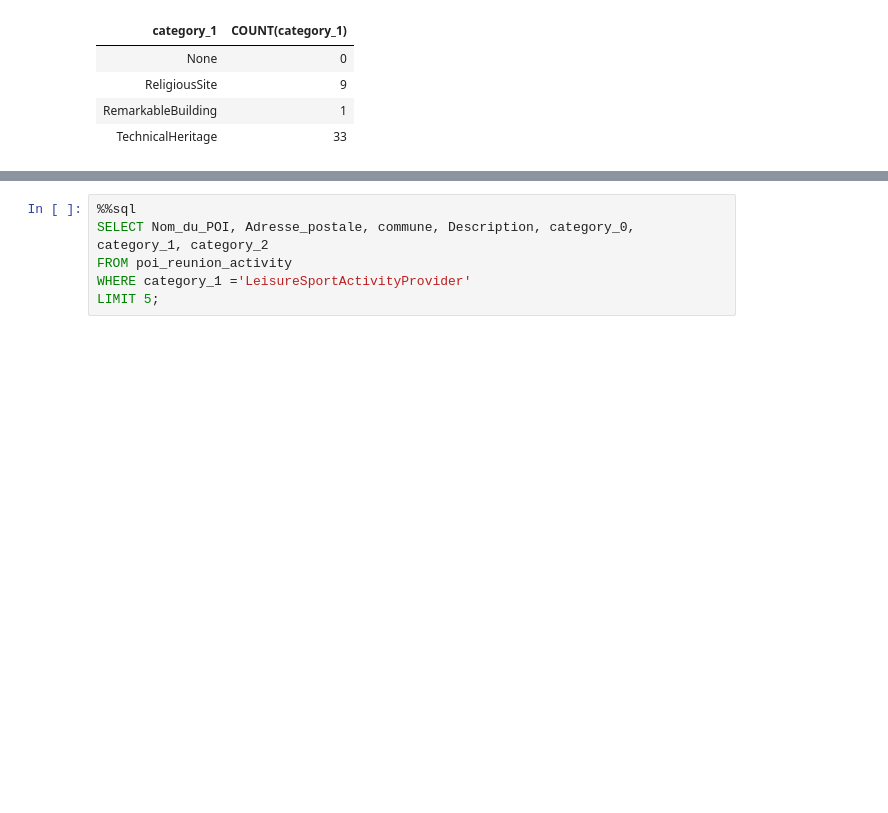
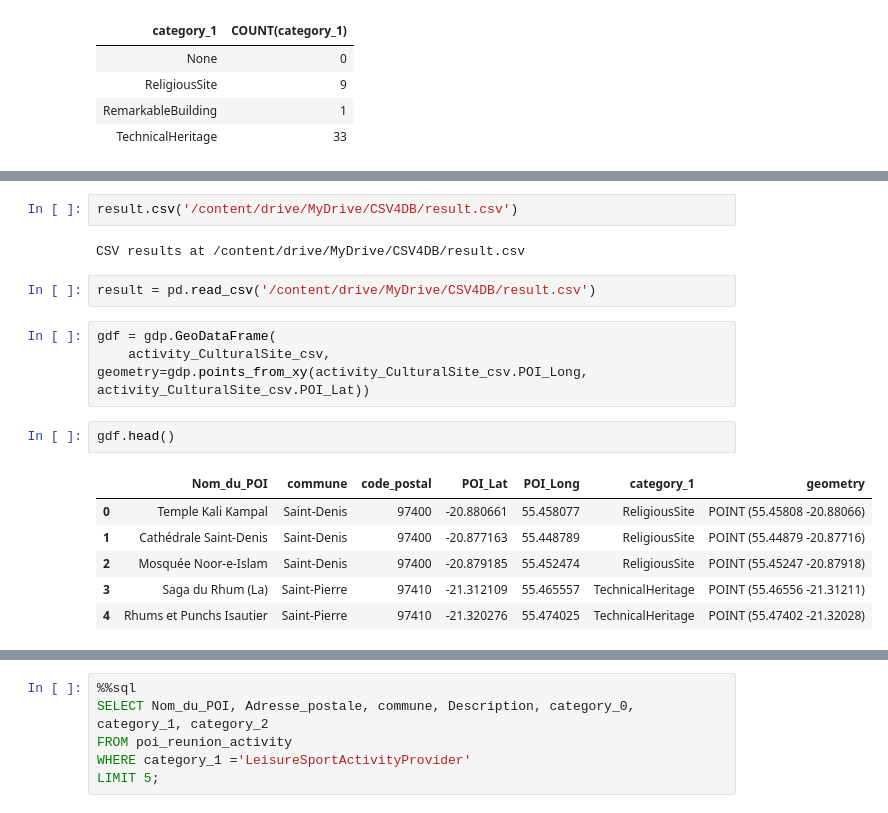
Before and after one commit to OlivierDataS/github_actions, a Jupyter notebook: Projet_Sql.ipynb, the cells around one changed output, grey strips where cells are left out. Cells and saved outputs as stored; diff of their text form; blank space fills up the shorter version.

```diff
--- a/Projet_Sql.ipynb
+++ b/Projet_Sql.ipynb
@@ -564,0 +646,18 @@ LIMIT 5;
+# %%
+result.csv('/content/drive/MyDrive/CSV4DB/result.csv')
+# %% [output]
+CSV results at /content/drive/MyDrive/CSV4DB/result.csv
+# %%
+result = pd.read_csv('/content/drive/MyDrive/CSV4DB/result.csv')
+# %%
+gdf = gdp.GeoDataFrame(
+    activity_CulturalSite_csv, geometry=gdp.points_from_xy(activity_CulturalSite_csv.POI_Long, activity_CulturalSite_csv.POI_Lat))
+# %%
+gdf.head()
+# %% [output]
+|  | Nom_du_POI | commune | code_postal | POI_Lat | POI_Long | category_1 | geometry |
+| 0 | Temple Kali Kampal | Saint-Denis | 97400 | -20.880661 | 55.458077 | ReligiousSite | POINT (55.45808 -20.88066) |
+| 1 | Cathédrale Saint-Denis | Saint-Denis | 97400 | -20.877163 | 55.448789 | ReligiousSite | POINT (55.44879 -20.87716) |
+| 2 | Mosquée Noor-e-Islam | Saint-Denis | 97400 | -20.879185 | 55.452474 | ReligiousSite | POINT (55.45247 -20.87918) |
+| 3 | Saga du Rhum (La) | Saint-Pierre | 97410 | -21.312109 | 55.465557 | TechnicalHeritage | POINT (55.46556 -21.31211) |
+| 4 | Rhums et Punchs Isautier | Saint-Pierre | 97410 | -21.320276 | 55.474025 | TechnicalHeritage | POINT (55.47402 -21.32028) |
```
Also changed, not shown: parts of 17 cells of this notebook.
